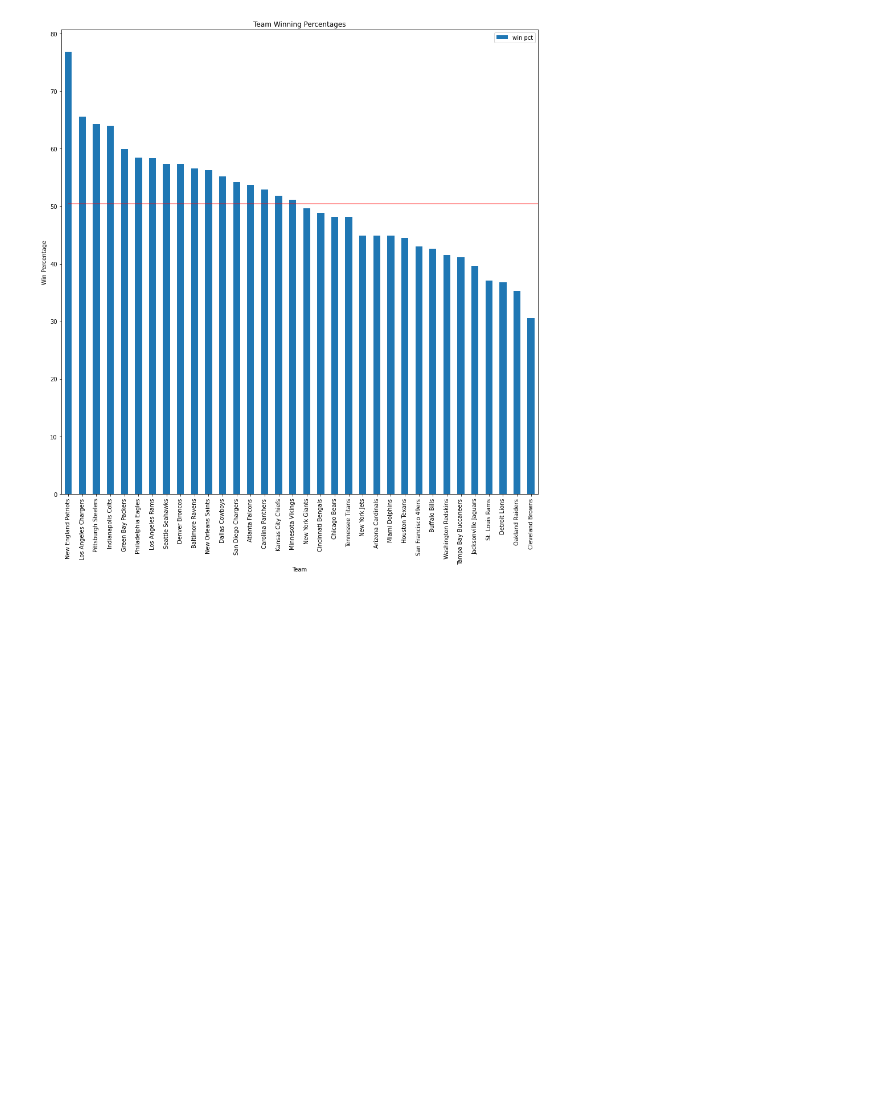
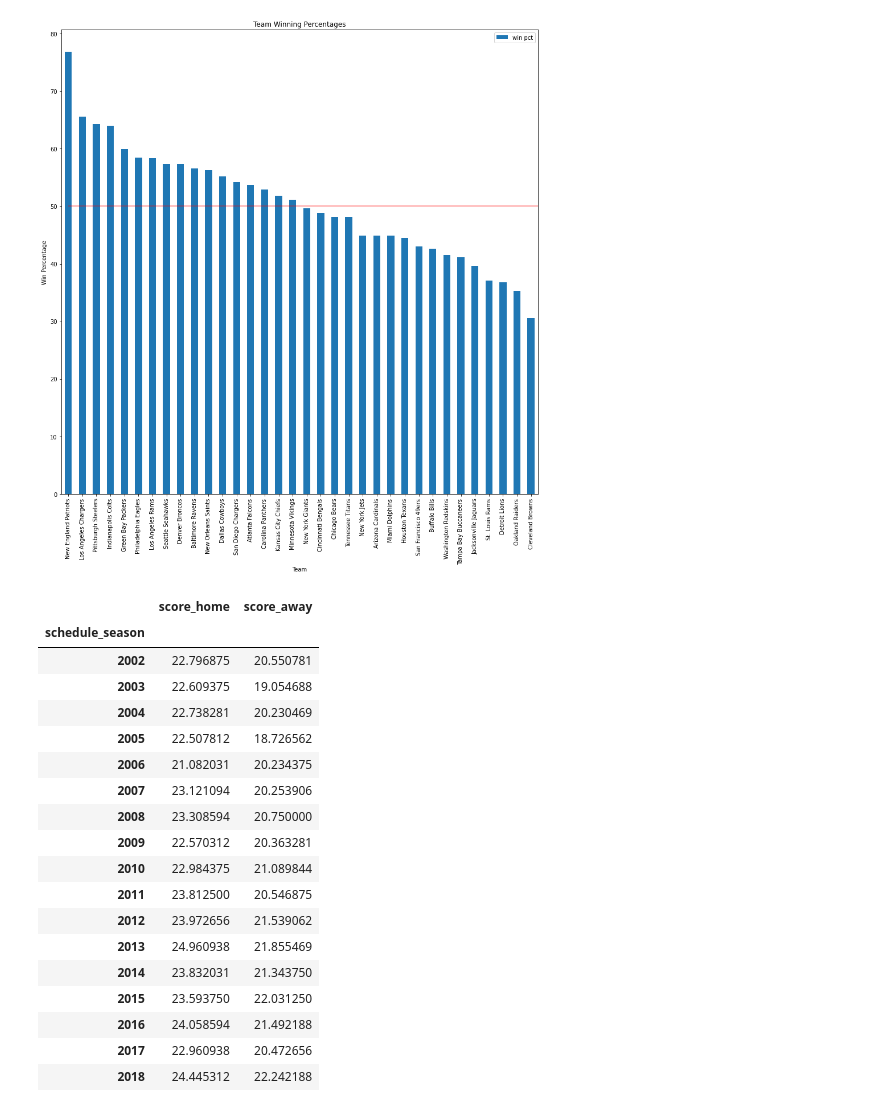
Before and after one commit to potterc22/Project1_TeamB, a Jupyter notebook: startercode.ipynb, the cells around one changed output. Saved outputs shown, nothing was run; the diff lists cells and outputs as text; code cells hidden in the pictures; blank space fills up the shorter version.

Commit message:
Added DF by season comparing avg home/away score

```diff
--- a/startercode.ipynb
+++ b/startercode.ipynb
@@ -594,3 +599,27 @@ plt.hlines(nfl_win_pct, 0, 100, alpha=0.5, colors = "red")
 plt.show()
 # %% [output]
 [figure]
+# %%
+home_away_scores = merged_2002_2018[['schedule_season', 'team_home', 'score_home', 'team_away', 'score_away']]
+home_away_grouped = home_away_scores.groupby('schedule_season')
+home_away_grouped.mean()
+# %% [output]
+|  | score_home | score_away |
+| schedule_season |  |  |
+| 2002 | 22.796875 | 20.550781 |
+| 2003 | 22.609375 | 19.054688 |
+| 2004 | 22.738281 | 20.230469 |
+| 2005 | 22.507812 | 18.726562 |
+| 2006 | 21.082031 | 20.234375 |
+| 2007 | 23.121094 | 20.253906 |
+| 2008 | 23.308594 | 20.750000 |
+| 2009 | 22.570312 | 20.363281 |
+| 2010 | 22.984375 | 21.089844 |
+| 2011 | 23.812500 | 20.546875 |
+| 2012 | 23.972656 | 21.539062 |
+| 2013 | 24.960938 | 21.855469 |
+| 2014 | 23.832031 | 21.343750 |
+| 2015 | 23.593750 | 22.031250 |
+| 2016 | 24.058594 | 21.492188 |
+| 2017 | 22.960938 | 20.472656 |
+| 2018 | 24.445312 | 22.242188 |
```
Also changed, not shown: parts of 2 cells of this notebook.
